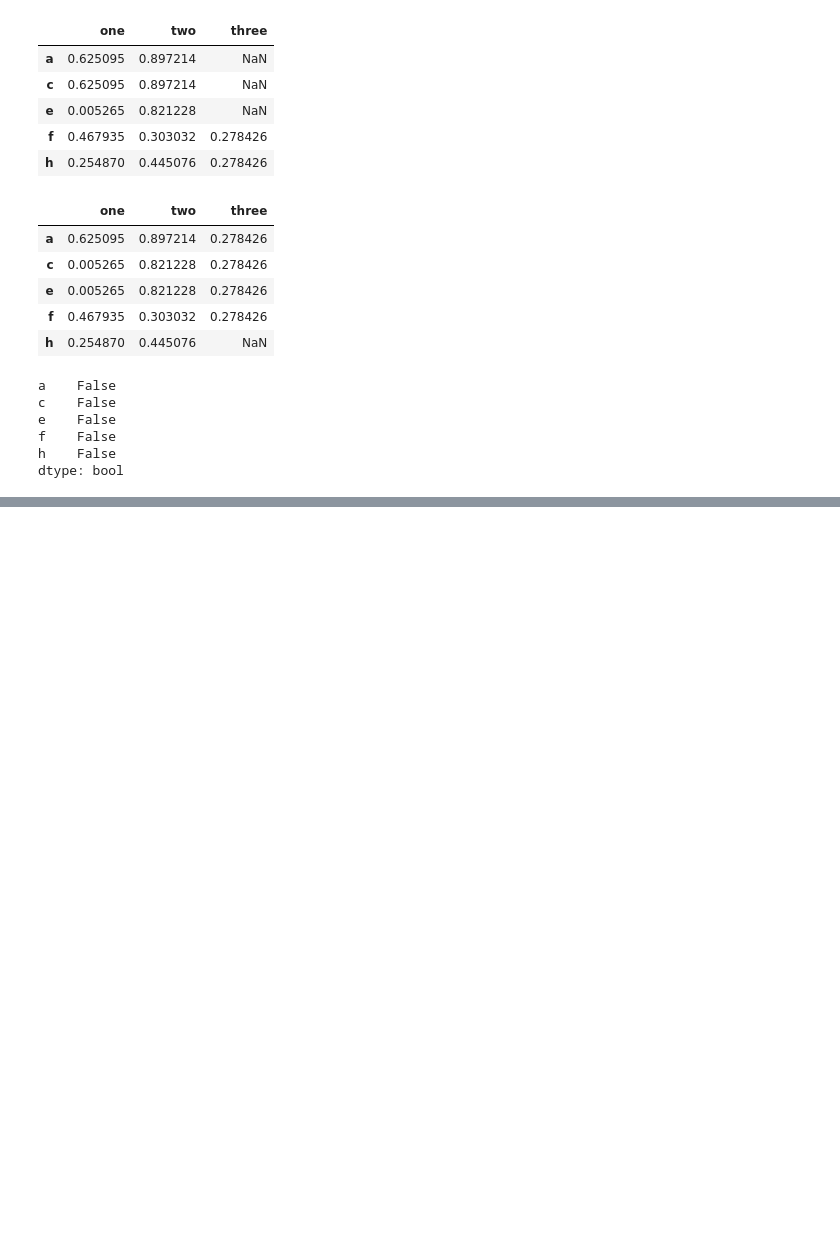
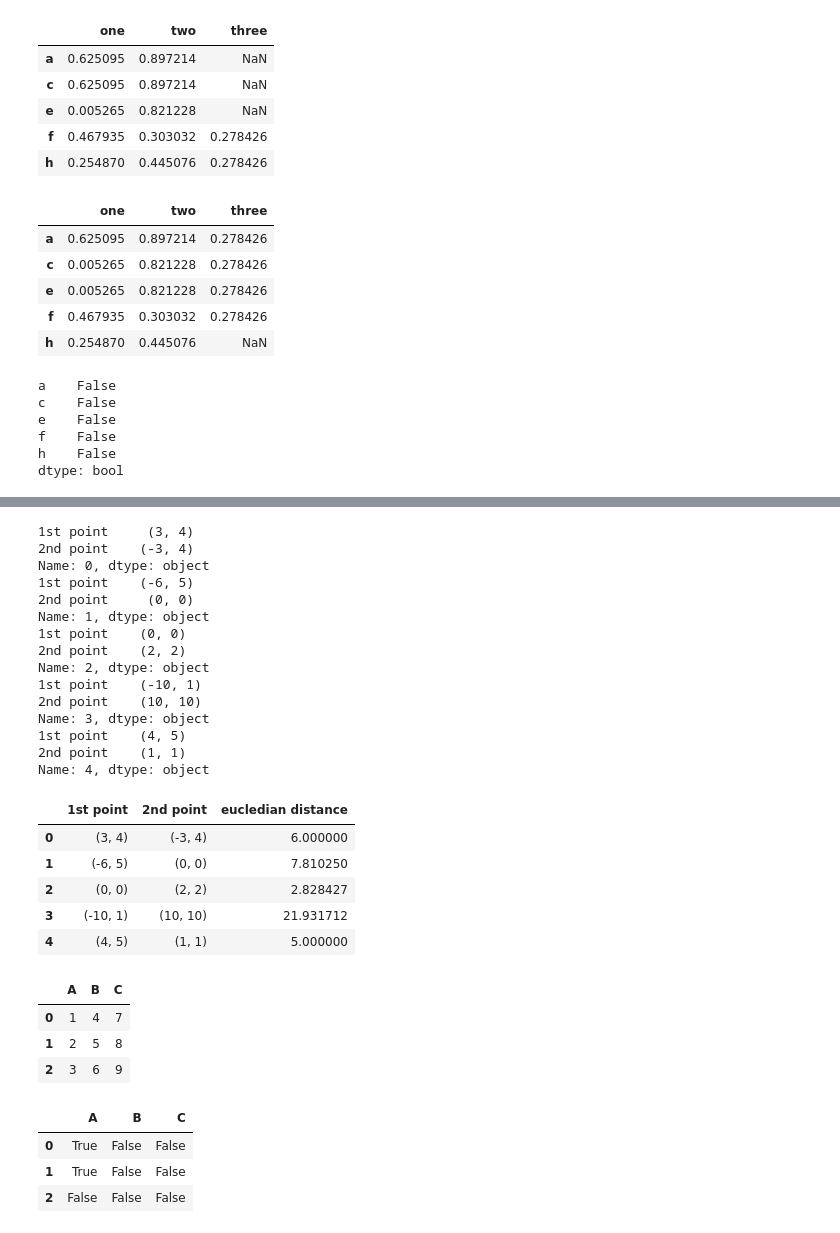
Before and after one commit to XionVolt/Ai-Ml, a Jupyter notebook: Programming/Pandas/04_important_series_and_df_methods.ipynb, the cells around one changed output, grey strips where cells are left out. Saved outputs shown, nothing was run; the diff lists cells and outputs as text; code cells hidden in the pictures; blank space fills up the shorter version.

```diff
--- a/Programming/Pandas/04_important_series_and_df_methods.ipynb
+++ b/Programming/Pandas/04_important_series_and_df_methods.ipynb
@@ -234,0 +281,9 @@ dtype: bool
+# %%
+points_df = pd.DataFrame(
+    {
+        '1st point': [(3, 4), (-6, 5), (0, 0), (-10, 1), (4, 5)],
+        '2nd point': [(-3, 4), (0, 0), (2, 2), (10, 10), (1, 1)]
+    }
+)
+
+points_df
@@ -234,0 +319,46 @@ dtype: bool
+# %%
+def eucledian_distance(row):
+    print(row)
+    return np.sqrt((row['1st point'][0] - row['2nd point'][0])**2 + (row['1st point'][1] - row['2nd point'][1])**2)
+
+points_df['eucledian distance'] = points_df.apply(eucledian_distance, axis=1)
+points_df # -> understand this example -> https://www.youtube.com/live/zTa4MIrGTIE?si=sImR4vCgzVbK8sRo&t=6927
+# %% [output]
+1st point     (3, 4)
+2nd point    (-3, 4)
+Name: 0, dtype: object
+1st point    (-6, 5)
+2nd point     (0, 0)
+Name: 1, dtype: object
+1st point    (0, 0)
+2nd point    (2, 2)
+Name: 2, dtype: object
+1st point    (-10, 1)
+2nd point    (10, 10)
+Name: 3, dtype: object
+1st point    (4, 5)
+2nd point    (1, 1)
+Name: 4, dtype: object
+|  | 1st point | 2nd point | eucledian distance |
+| 0 | (3, 4) | (-3, 4) | 6.000000 |
+| 1 | (-6, 5) | (0, 0) | 7.810250 |
+| 2 | (0, 0) | (2, 2) | 2.828427 |
+| 3 | (-10, 1) | (10, 10) | 21.931712 |
+| 4 | (4, 5) | (1, 1) | 5.000000 |
+# %%
+# isin
+# same datafrane
+newDf = pd.DataFrame({'A': [1, 2, 3], 'B': [4, 5, 6], 'C': [7, 8, 9]})
+newDf
+# %% [output]
+|  | A | B | C |
+| 0 | 1 | 4 | 7 |
+| 1 | 2 | 5 | 8 |
+| 2 | 3 | 6 | 9 |
+# %%
+newDf.isin([1, 2]) # will return True if value is in the dataframe otherwise False
+# %% [output]
+|  | A | B | C |
+| 0 | True | False | False |
+| 1 | True | False | False |
+| 2 | False | False | False |
```
Also changed, not shown: parts of 12 cells of this notebook, 5 other files.
